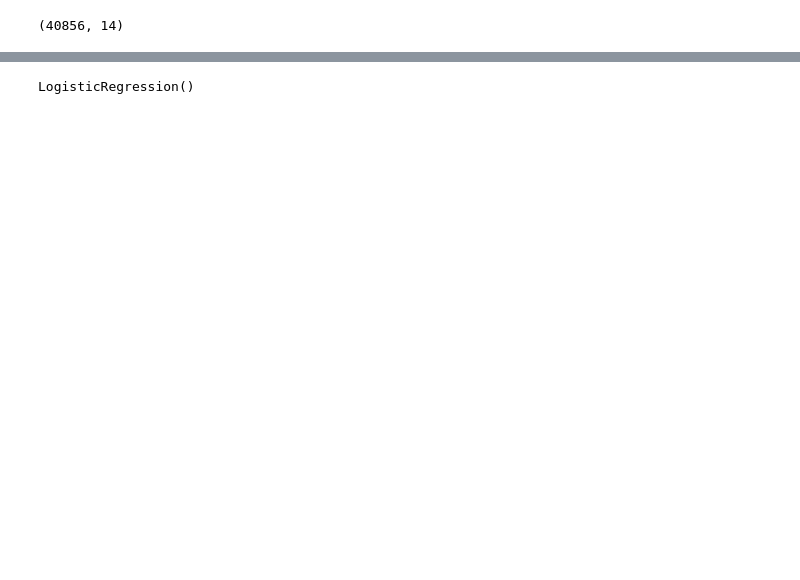
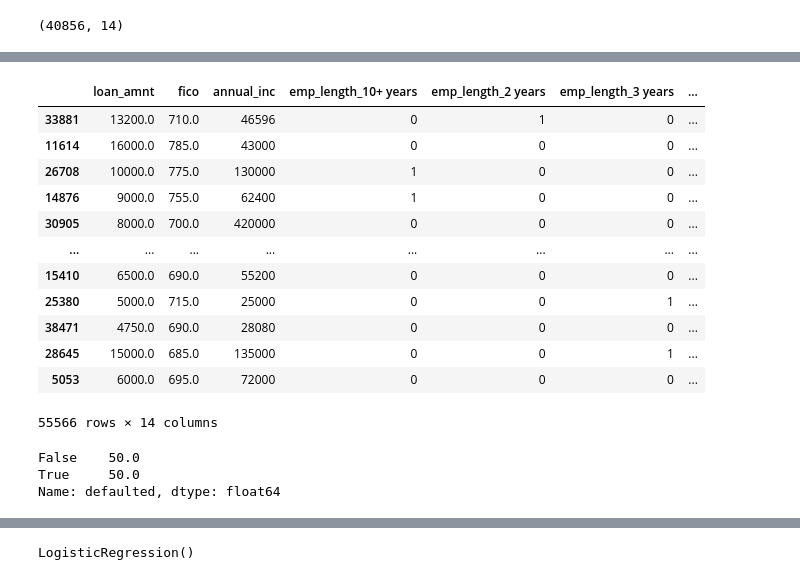
Before and after one commit to pjbateman/loan_defaults_project, a Jupyter notebook: analysis/logistic_regression_model.ipynb, the cells around one changed output, grey strips where cells are left out. Drawn from its saved outputs; the diff is of its cells as text; code cells hidden in the pictures; blank space fills up the shorter version.

```diff
--- a/analysis/logistic_regression_model.ipynb
+++ b/analysis/logistic_regression_model.ipynb
@@ -63,0 +76,4 @@ train_test_split(loans_predictors, loans_response, test_size = 0.1, random_state
+# %%
+loans_train = pd.concat([loans_pred_train, loans_resp_train], axis = 1)
+defaulted = loans_train.loc[df['defaulted'] == True]
+not_defaulted = loans_train.loc[df['defaulted'] == False]
@@ -63,0 +86,23 @@ train_test_split(loans_predictors, loans_response, test_size = 0.1, random_state
+# %%
+loans_train = pd.concat([not_defaulted, resample_defaulted], axis = 0)
+loans_train
+# %% [output]
+|  | loan_amnt | fico | annual_inc | emp_length_10+ years | emp_length_2 years | emp_length_3 years | ... |
+| 33881 | 13200.0 | 710.0 | 46596 | 0 | 1 | 0 | ... |
+| 11614 | 16000.0 | 785.0 | 43000 | 0 | 0 | 0 | ... |
+| 26708 | 10000.0 | 775.0 | 130000 | 1 | 0 | 0 | ... |
+| 14876 | 9000.0 | 755.0 | 62400 | 1 | 0 | 0 | ... |
+| 30905 | 8000.0 | 700.0 | 420000 | 0 | 0 | 0 | ... |
+| ... | ... | ... | ... | ... | ... | ... | ... |
+| 15410 | 6500.0 | 690.0 | 55200 | 0 | 0 | 0 | ... |
+| 25380 | 5000.0 | 715.0 | 25000 | 0 | 0 | 1 | ... |
+| 38471 | 4750.0 | 690.0 | 28080 | 0 | 0 | 0 | ... |
+| 28645 | 15000.0 | 685.0 | 135000 | 0 | 0 | 1 | ... |
+| 5053 | 6000.0 | 695.0 | 72000 | 0 | 0 | 0 | ... |
+55566 rows × 14 columns
+# %%
+(loans_train['defaulted'].value_counts() / loans_train['defaulted'].count()) * 100
+# %% [output]
+False    50.0
+True     50.0
+Name: defaulted, dtype: float64
```
Also changed, not shown: parts of 28 cells of this notebook, 1 other file.
